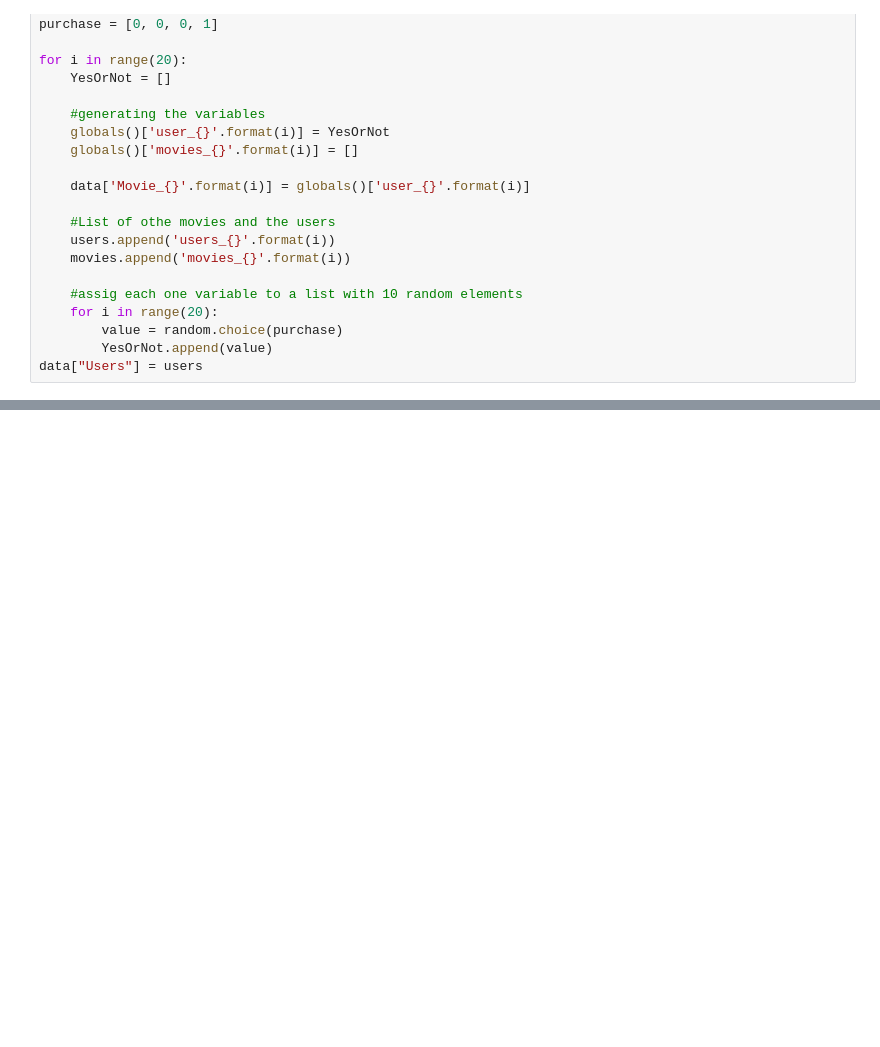
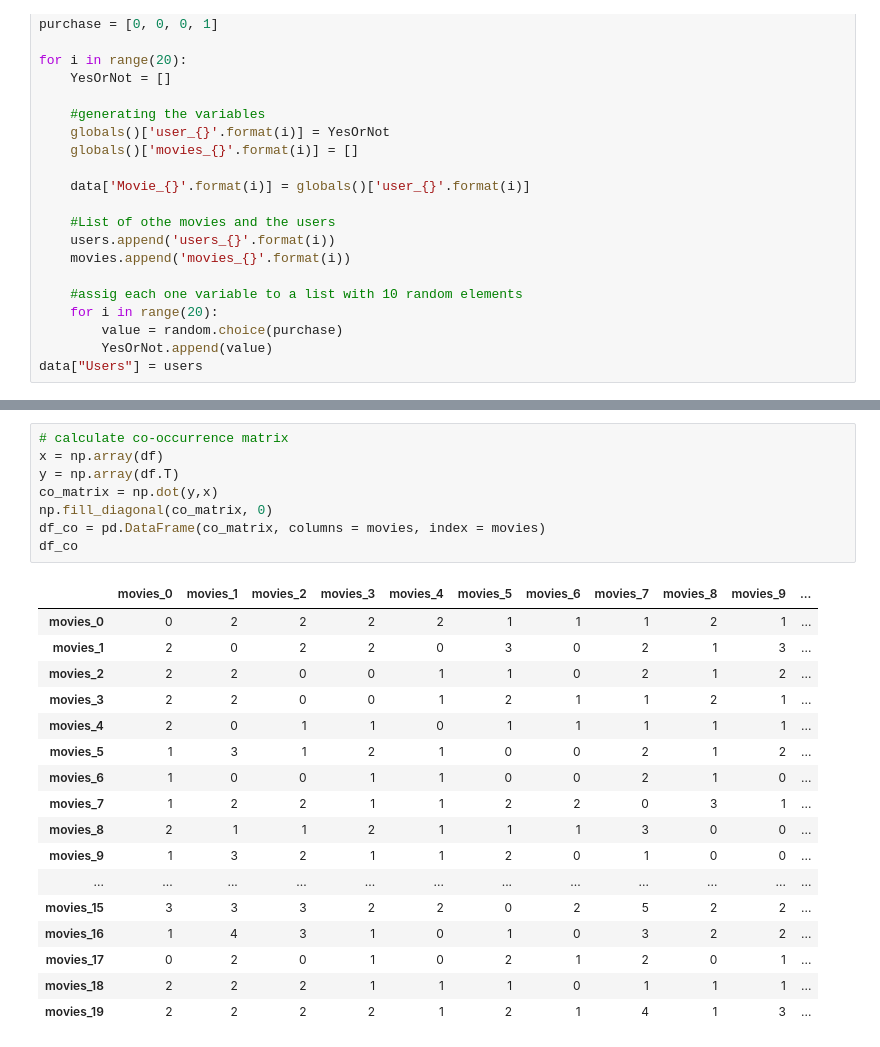
Before and after one commit to laraizdepi/Machine-learning, a Jupyter notebook: Work/System Recommender/Program.ipynb, the cells around one changed output, grey strips where cells are left out. Saved outputs shown, nothing was run; the diff lists cells and outputs as text; blank space fills up the shorter version.

```diff
--- a/Work/System Recommender/Program.ipynb
+++ b/Work/System Recommender/Program.ipynb
@@ -102,0 +194,26 @@ EL suario Movie_12 es el mas parecido al suario Movie_1 con un parecido de 0.5
+# %%
+# calculate co-occurrence matrix
+x = np.array(df)
+y = np.array(df.T)
+co_matrix = np.dot(y,x)
+np.fill_diagonal(co_matrix, 0)
+df_co = pd.DataFrame(co_matrix, columns = movies, index = movies)
+df_co
+# %% [output]
+|  | movies_0 | movies_1 | movies_2 | movies_3 | movies_4 | movies_5 | movies_6 | movies_7 | movies_8 | movies_9 | ... |
+| movies_0 | 0 | 2 | 2 | 2 | 2 | 1 | 1 | 1 | 2 | 1 | ... |
+| movies_1 | 2 | 0 | 2 | 2 | 0 | 3 | 0 | 2 | 1 | 3 | ... |
+| movies_2 | 2 | 2 | 0 | 0 | 1 | 1 | 0 | 2 | 1 | 2 | ... |
+| movies_3 | 2 | 2 | 0 | 0 | 1 | 2 | 1 | 1 | 2 | 1 | ... |
+| movies_4 | 2 | 0 | 1 | 1 | 0 | 1 | 1 | 1 | 1 | 1 | ... |
+| movies_5 | 1 | 3 | 1 | 2 | 1 | 0 | 0 | 2 | 1 | 2 | ... |
+| movies_6 | 1 | 0 | 0 | 1 | 1 | 0 | 0 | 2 | 1 | 0 | ... |
+| movies_7 | 1 | 2 | 2 | 1 | 1 | 2 | 2 | 0 | 3 | 1 | ... |
+| movies_8 | 2 | 1 | 1 | 2 | 1 | 1 | 1 | 3 | 0 | 0 | ... |
+| movies_9 | 1 | 3 | 2 | 1 | 1 | 2 | 0 | 1 | 0 | 0 | ... |
+| ... | ... | ... | ... | ... | ... | ... | ... | ... | ... | ... | ... |
+| movies_15 | 3 | 3 | 3 | 2 | 2 | 0 | 2 | 5 | 2 | 2 | ... |
+| movies_16 | 1 | 4 | 3 | 1 | 0 | 1 | 0 | 3 | 2 | 2 | ... |
+| movies_17 | 0 | 2 | 0 | 1 | 0 | 2 | 1 | 2 | 0 | 1 | ... |
+| movies_18 | 2 | 2 | 2 | 1 | 1 | 1 | 0 | 1 | 1 | 1 | ... |
+| movies_19 | 2 | 2 | 2 | 2 | 1 | 2 | 1 | 4 | 1 | 3 | ... |
```
Also changed, not shown: parts of 10 cells of this notebook.
